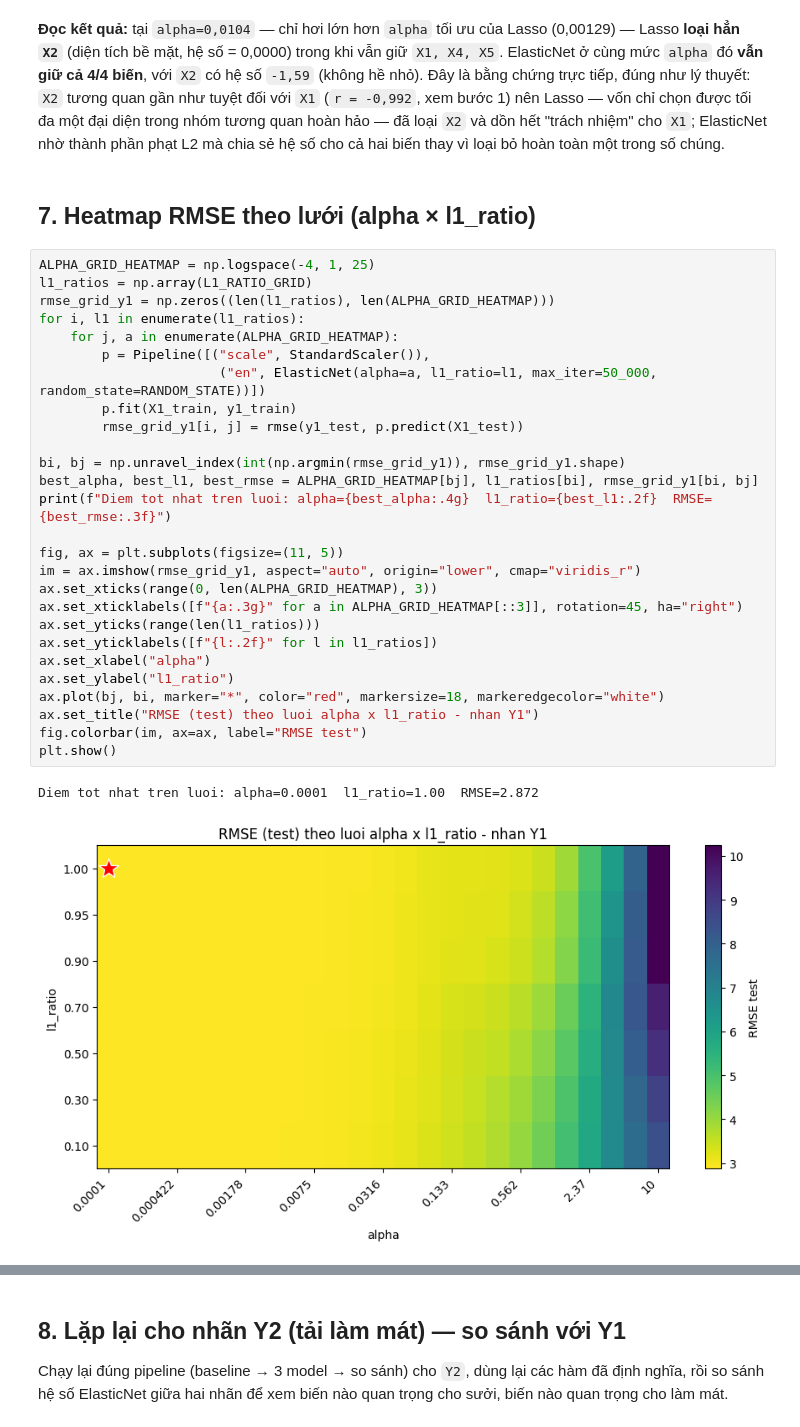
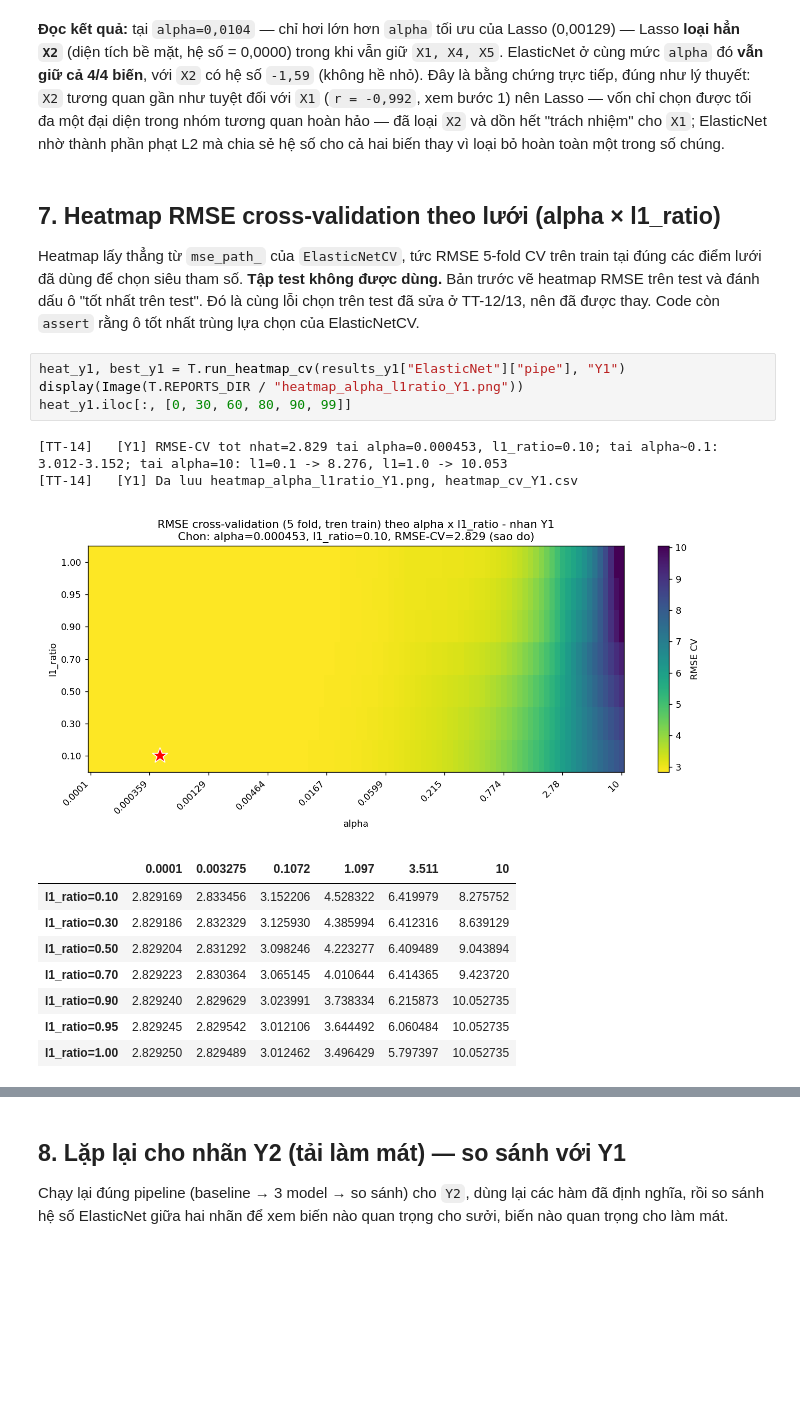
Before and after one commit to linhsand/CatLinh_lab_Machinelearning, a Jupyter notebook: 01-Hoc-May/02-Hoi-quy/TT-14-ElasticNet/notebooks/elasticnet_energy.ipynb, the cells around one changed output, grey strips where cells are left out. Cells and saved outputs as stored; diff of their text form; blank space fills up the shorter version.

```diff
--- a/01-Hoc-May/02-Hoi-quy/TT-14-ElasticNet/notebooks/elasticnet_energy.ipynb
+++ b/01-Hoc-May/02-Hoi-quy/TT-14-ElasticNet/notebooks/elasticnet_energy.ipynb
@@ -382,35 +385,26 @@ nhỏ). Đây là bằng chứng trực tiếp, đúng như lý thuyết: `X2` t
 tương quan hoàn hảo — đã loại `X2` và dồn hết "trách nhiệm" cho `X1`; ElasticNet nhờ thành
 phần phạt L2 mà chia sẻ hệ số cho cả hai biến thay vì loại bỏ hoàn toàn một trong số chúng.
 # %% [markdown]
-## 7. Heatmap RMSE theo lưới (alpha × l1_ratio)
+## 7. Heatmap RMSE **cross-validation** theo lưới (alpha × l1_ratio)
+
+Heatmap lấy thẳng từ `mse_path_` của `ElasticNetCV`, tức RMSE 5-fold CV trên train tại đúng các điểm
+lưới đã dùng để chọn siêu tham số. **Tập test không được dùng.** Bản trước vẽ heatmap RMSE trên test và
+đánh dấu ô "tốt nhất trên test". Đó là cùng lỗi chọn trên test đã sửa ở TT-12/13, nên đã được thay.
+Code còn `assert` rằng ô tốt nhất trùng lựa chọn của ElasticNetCV.
-# %%
-ALPHA_GRID_HEATMAP = np.logspace(-4, 1, 25)
-l1_ratios = np.array(L1_RATIO_GRID)
-rmse_grid_y1 = np.zeros((len(l1_ratios), len(ALPHA_GRID_HEATMAP)))
-for i, l1 in enumerate(l1_ratios):
-    for j, a in enumerate(ALPHA_GRID_HEATMAP):
-        p = Pipeline([("scale", StandardScaler()),
-                       ("en", ElasticNet(alpha=a, l1_ratio=l1, max_iter=50_000, random_state=RANDOM_STATE))])
-        p.fit(X1_train, y1_train)
-        rmse_grid_y1[i, j] = rmse(y1_test, p.predict(X1_test))
-
-bi, bj = np.unravel_index(int(np.argmin(rmse_grid_y1)), rmse_grid_y1.shape)
-best_alpha, best_l1, best_rmse = ALPHA_GRID_HEATMAP[bj], l1_ratios[bi], rmse_grid_y1[bi, bj]
-print(f"Diem tot nhat tren luoi: alpha={best_alpha:.4g}  l1_ratio={best_l1:.2f}  RMSE={best_rmse:.3f}")
-
-fig, ax = plt.subplots(figsize=(11, 5))
-im = ax.imshow(rmse_grid_y1, aspect="auto", origin="lower", cmap="viridis_r")
-ax.set_xticks(range(0, len(ALPHA_GRID_HEATMAP), 3))
-ax.set_xticklabels([f"{a:.3g}" for a in ALPHA_GRID_HEATMAP[::3]], rotation=45, ha="right")
-ax.set_yticks(range(len(l1_ratios)))
-ax.set_yticklabels([f"{l:.2f}" for l in l1_ratios])
-ax.set_xlabel("alpha")
-ax.set_ylabel("l1_ratio")
-ax.plot(bj, bi, marker="*", color="red", markersize=18, markeredgecolor="white")
-ax.set_title("RMSE (test) theo luoi alpha x l1_ratio - nhan Y1")
-fig.colorbar(im, ax=ax, label="RMSE test")
-plt.show()
-# %% [output]
-Diem tot nhat tren luoi: alpha=0.0001  l1_ratio=1.00  RMSE=2.872
-[figure, removed]
+# %%
+heat_y1, best_y1 = T.run_heatmap_cv(results_y1["ElasticNet"]["pipe"], "Y1")
+display(Image(T.REPORTS_DIR / "heatmap_alpha_l1ratio_Y1.png"))
+heat_y1.iloc[:, [0, 30, 60, 80, 90, 99]]
+# %% [output]
+[TT-14]   [Y1] RMSE-CV tot nhat=2.829 tai alpha=0.000453, l1_ratio=0.10; tai alpha~0.1: 3.012-3.152; tai alpha=10: l1=0.1 -> 8.276, l1=1.0 -> 10.053
+[TT-14]   [Y1] Da luu heatmap_alpha_l1ratio_Y1.png, heatmap_cv_Y1.csv
+[figure, added]
+|  | 0.0001 | 0.003275 | 0.1072 | 1.097 | 3.511 | 10 |
+| l1_ratio=0.10 | 2.829169 | 2.833456 | 3.152206 | 4.528322 | 6.419979 | 8.275752 |
+| l1_ratio=0.30 | 2.829186 | 2.832329 | 3.125930 | 4.385994 | 6.412316 | 8.639129 |
+| l1_ratio=0.50 | 2.829204 | 2.831292 | 3.098246 | 4.223277 | 6.409489 | 9.043894 |
+| l1_ratio=0.70 | 2.829223 | 2.830364 | 3.065145 | 4.010644 | 6.414365 | 9.423720 |
+| l1_ratio=0.90 | 2.829240 | 2.829629 | 3.023991 | 3.738334 | 6.215873 | 10.052735 |
+| l1_ratio=0.95 | 2.829245 | 2.829542 | 3.012106 | 3.644492 | 6.060484 | 10.052735 |
+| l1_ratio=1.00 | 2.829250 | 2.829489 | 3.012462 | 3.496429 | 5.797397 | 10.052735 |
 # %% [markdown]
```
Also changed, not shown: parts of 15 cells of this notebook, 12 other files.
